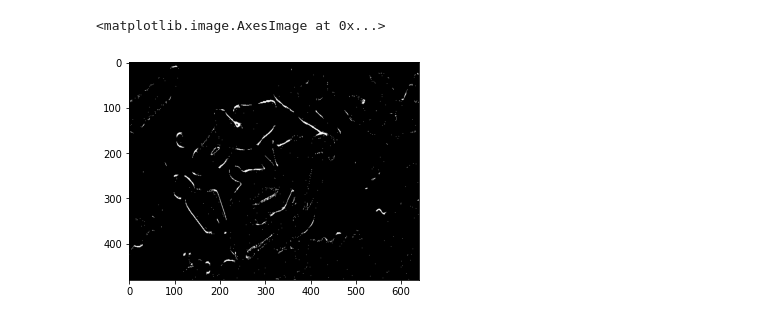
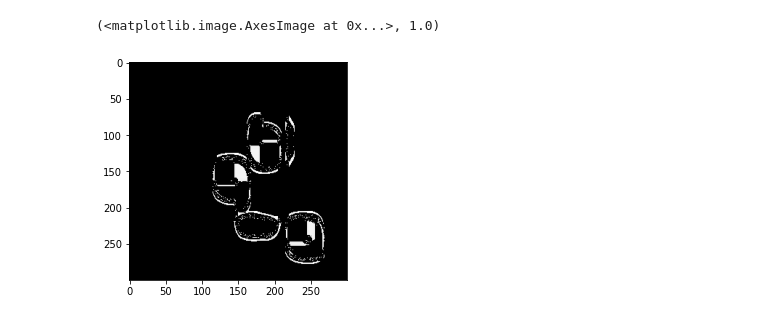
Before and after one commit to gitglob/02504-Computer-Vision, a Jupyter notebook: ex6.ipynb, the cells around one changed output. Drawn from its saved outputs; the diff is of its cells as text; code cells hidden in the pictures.

```diff
--- a/ex6.ipynb
+++ b/ex6.ipynb
@@ -33,7 +33,7 @@ def gaussianSmoothing(image, sigma):
     Iy = cv2.filter2D(Iy, -1, g.T)
     return (blured,Ix,Iy)
 # %%
-im = cv2.imread("data/Box3.bmp")[:,:,::-1]
+im = cv2.imread("data/ex6/TestIm1.png")[:,:,::-1]
 I, Ix, Iy = gaussianSmoothing(im, sigma)
 plt.imshow(I)
 # %% [output]
@@ -43,6 +43,7 @@ plt.imshow(I)
 def smoothedHessian(im, sigma, epsilon: int):
     if epsilon < 1:
         epsilon = 1
+    epsilon = int(epsilon)
     g,_ = gaussian1DKernel(sigma)
     ge = np.repeat(g,epsilon,axis=1)
     _, Ix, Iy = gaussianSmoothing(im, sigma)
@@ -60,0 +54,11 @@ plt.imshow(C[0,0,:])
+# %%
+im = cv2.imread("data/ex6/TestIm1.png")[:,:,::-1]
+im = cv2.cvtColor(im,cv2.COLOR_BGR2GRAY)
+sigma = 5
+epsilon = 2
+C = smoothedHessian(im, sigma, epsilon)
+fig, axs = plt.subplots(2, 2)
+axs[0, 0].imshow(C[0,0,:])
+axs[0, 1].imshow(C[0,1,:])
+axs[1, 0].imshow(C[1,0,:])
+axs[1, 1].imshow(C[1,1,:])
@@ -61,17 +68,18 @@ plt.imshow(C[0,0,:])
 # %%
 def harrisMeasure(im, sigma, epsilon, k):
     C = smoothedHessian(im, sigma, epsilon)
-    r = (C[0,0,:] * C[1,1,:] - C[0,1,:]**2 - k * (C[0,0,:] + C[1,1,:])).sum(axis=2)
+    r = (C[0,0,:]*C[1,1,:] - C[0,1,:]*C[1,0,:] - k * (C[0,0,:] + C[1,1,:]))
     r /= r.max()
     return r
 # %%
 k = .06
-epsilon = 1
-sigma = 5
-im = cv2.imread("data/Box3.bmp")[:,:,::-1]
+epsilon = 10
+sigma = 4
+im = cv2.imread("data/ex6/TestIm1.png")[:,:,::-1]
+im = cv2.cvtColor(im,cv2.COLOR_BGR2GRAY)
 r = harrisMeasure(im, sigma, epsilon, k)
 r[r < .9] = 0
-plt.imshow(r,cmap='gray')
+plt.imshow(r,cmap='gray'), r.max()
 # %% [output]
-<matplotlib.image.AxesImage at 0x...>
+(<matplotlib.image.AxesImage at 0x...>, 1.0)
-[figure, old version]
+[figure, new version]
```
Also changed, not shown: parts of 10 cells of this notebook, 16 other files.
